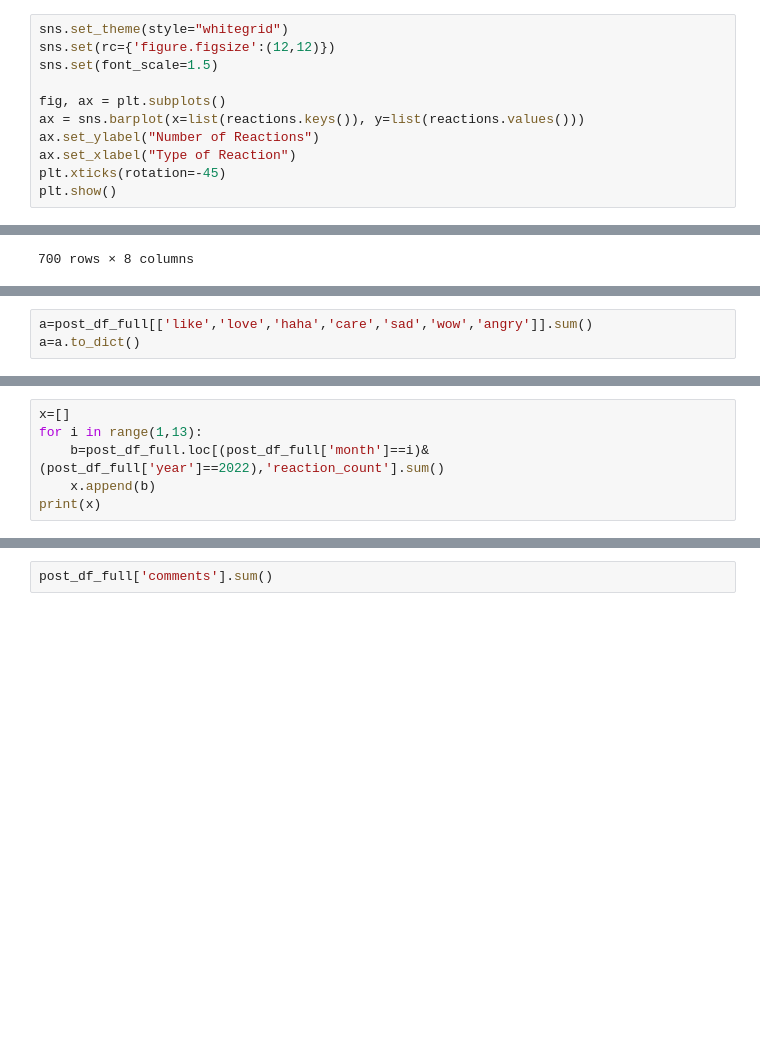
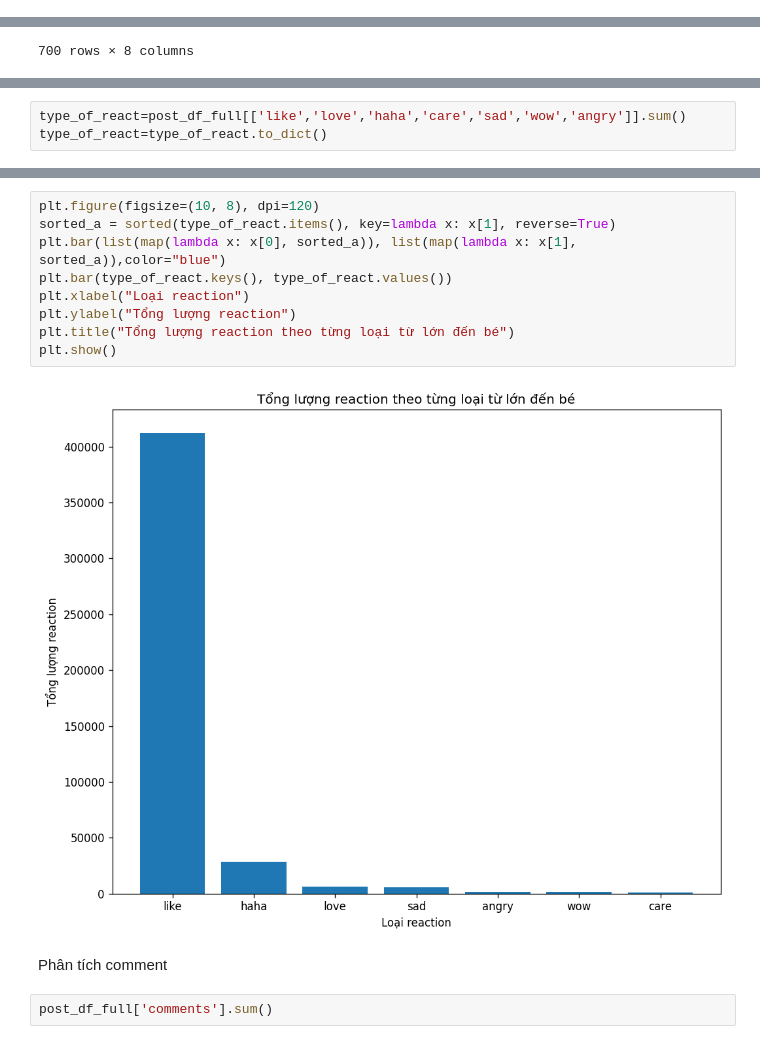
Before and after one commit to photienanh/final_project, a Jupyter notebook: analyze_data.ipynb, the cells around one changed output, grey strips where cells are left out. Saved outputs shown, nothing was run; the diff lists cells and outputs as text; blank space fills up the shorter version.

```diff
--- a/analyze_data.ipynb
+++ b/analyze_data.ipynb
@@ -202,11 +187,0 @@ reactions
-# %%
-sns.set_theme(style="whitegrid")
-sns.set(rc={'figure.figsize':(12,12)})
-sns.set(font_scale=1.5)
-
-fig, ax = plt.subplots()
-ax = sns.barplot(x=list(reactions.keys()), y=list(reactions.values()))
-ax.set_ylabel("Number of Reactions")
-ax.set_xlabel("Type of Reaction")
-plt.xticks(rotation=-45)
-plt.show()
@@ -253,3 +230,3 @@ post_df_full[['post_id','like','love','haha','care','sad','wow','angry']]
 # %%
-a=post_df_full[['like','love','haha','care','sad','wow','angry']].sum()
-a=a.to_dict()
+type_of_react=post_df_full[['like','love','haha','care','sad','wow','angry']].sum()
+type_of_react=type_of_react.to_dict()
@@ -289,6 +232,0 @@ Text(0.5, 0, '2023')
-# %%
-x=[]
-for i in range(1,13):
-    b=post_df_full.loc[(post_df_full['month']==i)&(post_df_full['year']==2022),'reaction_count'].sum()
-    x.append(b)
-print(x)
@@ -314,3 +243,16 @@ Text(0.5, 0, '2023')
+# %%
+plt.figure(figsize=(10, 8), dpi=120)
+sorted_a = sorted(type_of_react.items(), key=lambda x: x[1], reverse=True)
+plt.bar(list(map(lambda x: x[0], sorted_a)), list(map(lambda x: x[1], sorted_a)),color="blue")
+plt.bar(type_of_react.keys(), type_of_react.values())
+plt.xlabel("Loại reaction")
+plt.ylabel("Tổng lượng reaction")
+plt.title("Tổng lượng reaction theo từng loại từ lớn đến bé")
+plt.show()
+# %% [output]
+[figure, added]
+# %% [markdown]
+Phân tích comment
 # %%
 post_df_full['comments'].sum()
 # %% [output]
```
Also changed, not shown: parts of 41 cells of this notebook.
